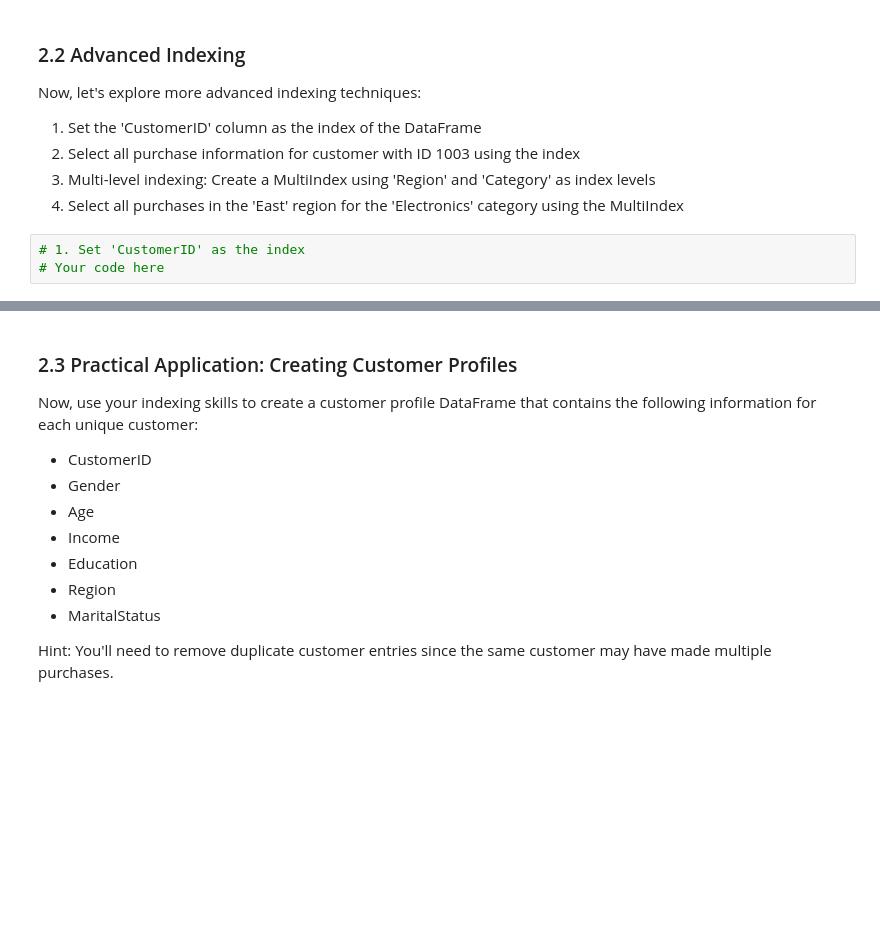
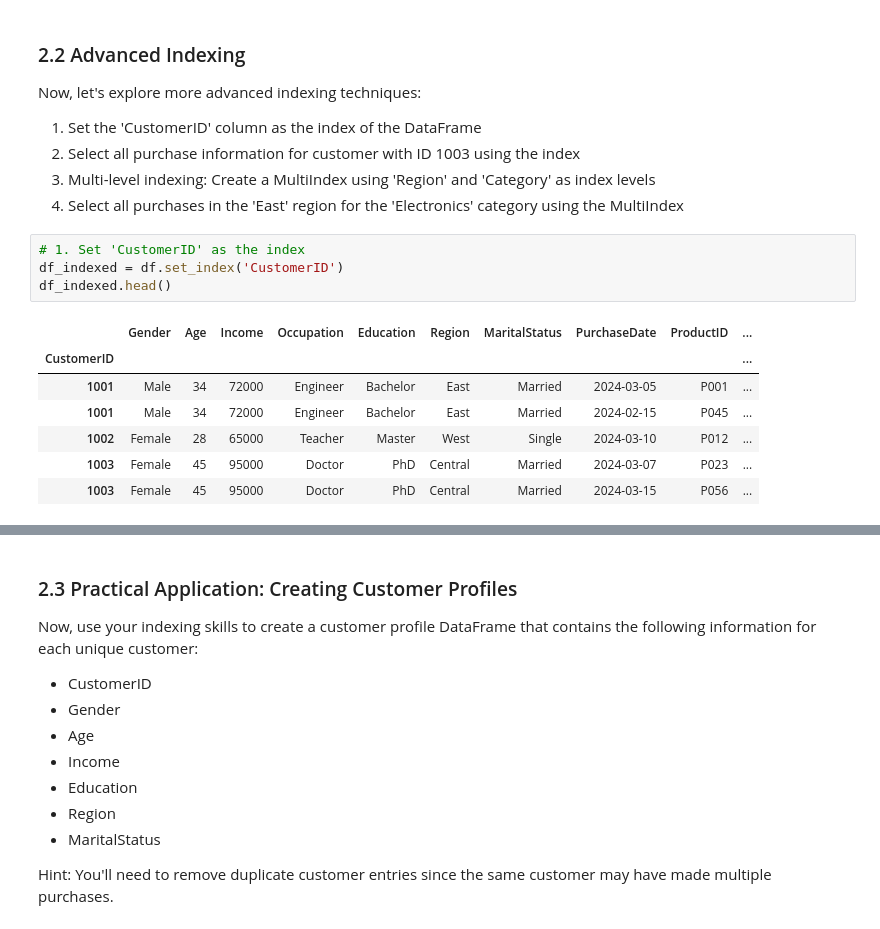
Before and after one commit to TomisinFalode/Projects, a Jupyter notebook: Month_1/Week_3/Assignments/pandas_fundamentals_II_assignment.ipynb, the cells around one changed output, grey strips where cells are left out. Drawn from its saved outputs; the diff is of its cells as text; blank space fills up the shorter version.

```diff
--- a/Month_1/Week_3/Assignments/pandas_fundamentals_II_assignment.ipynb
+++ b/Month_1/Week_3/Assignments/pandas_fundamentals_II_assignment.ipynb
@@ -113,6 +235,15 @@ Now, let's explore more advanced indexing techniques:
 4. Select all purchases in the 'East' region for the 'Electronics' category using the MultiIndex
 # %%
 # 1. Set 'CustomerID' as the index
-# Your code here
+df_indexed = df.set_index('CustomerID')
+df_indexed.head()
+# %% [output]
+|  | Gender | Age | Income | Occupation | Education | Region | MaritalStatus | PurchaseDate | ProductID | ... |
+| CustomerID |  |  |  |  |  |  |  |  |  | ... |
+| 1001 | Male | 34 | 72000 | Engineer | Bachelor | East | Married | 2024-03-05 | P001 | ... |
+| 1001 | Male | 34 | 72000 | Engineer | Bachelor | East | Married | 2024-02-15 | P045 | ... |
+| 1002 | Female | 28 | 65000 | Teacher | Master | West | Single | 2024-03-10 | P012 | ... |
+| 1003 | Female | 45 | 95000 | Doctor | PhD | Central | Married | 2024-03-07 | P023 | ... |
+| 1003 | Female | 45 | 95000 | Doctor | PhD | Central | Married | 2024-03-15 | P056 | ... |
 # %%
 # 2. Select all purchase information for customer 1003
```
Also changed, not shown: parts of 69 cells of this notebook.
